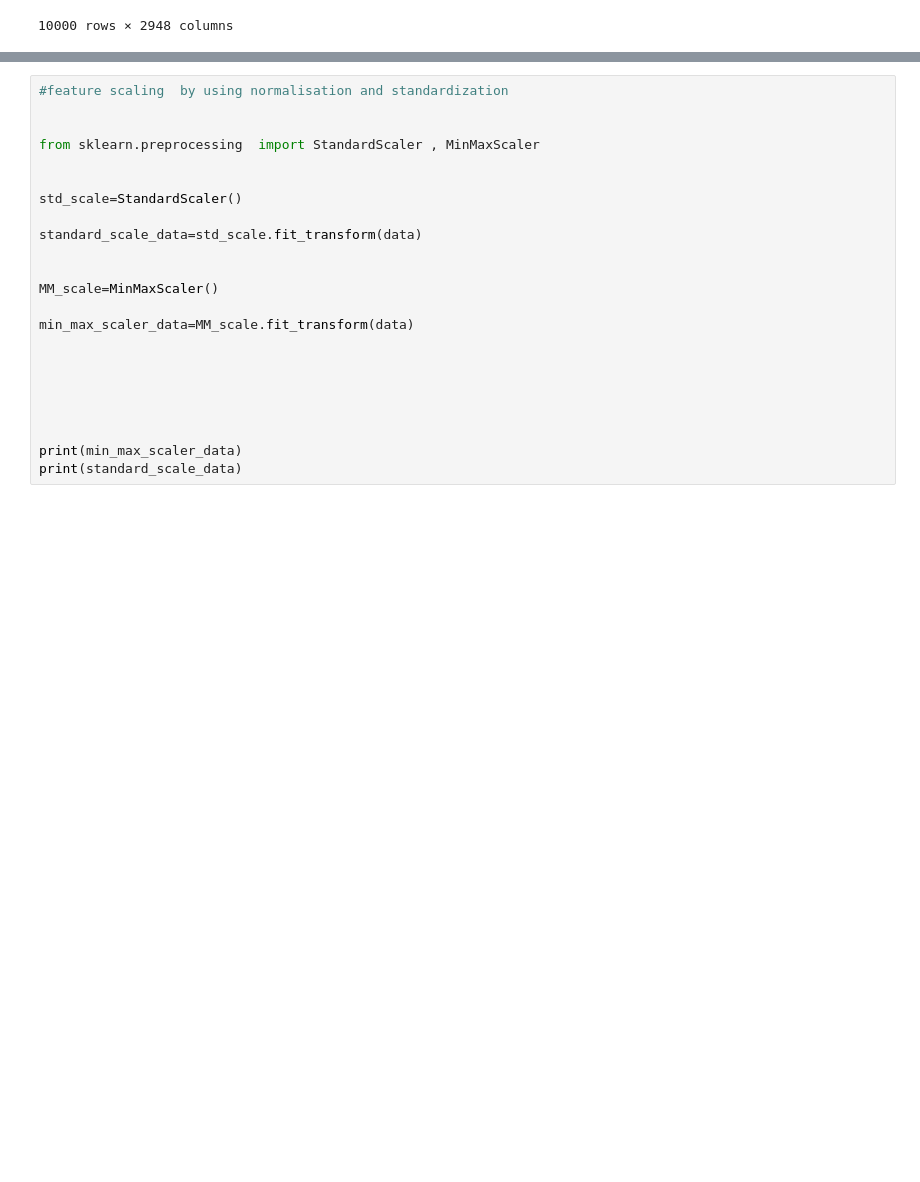
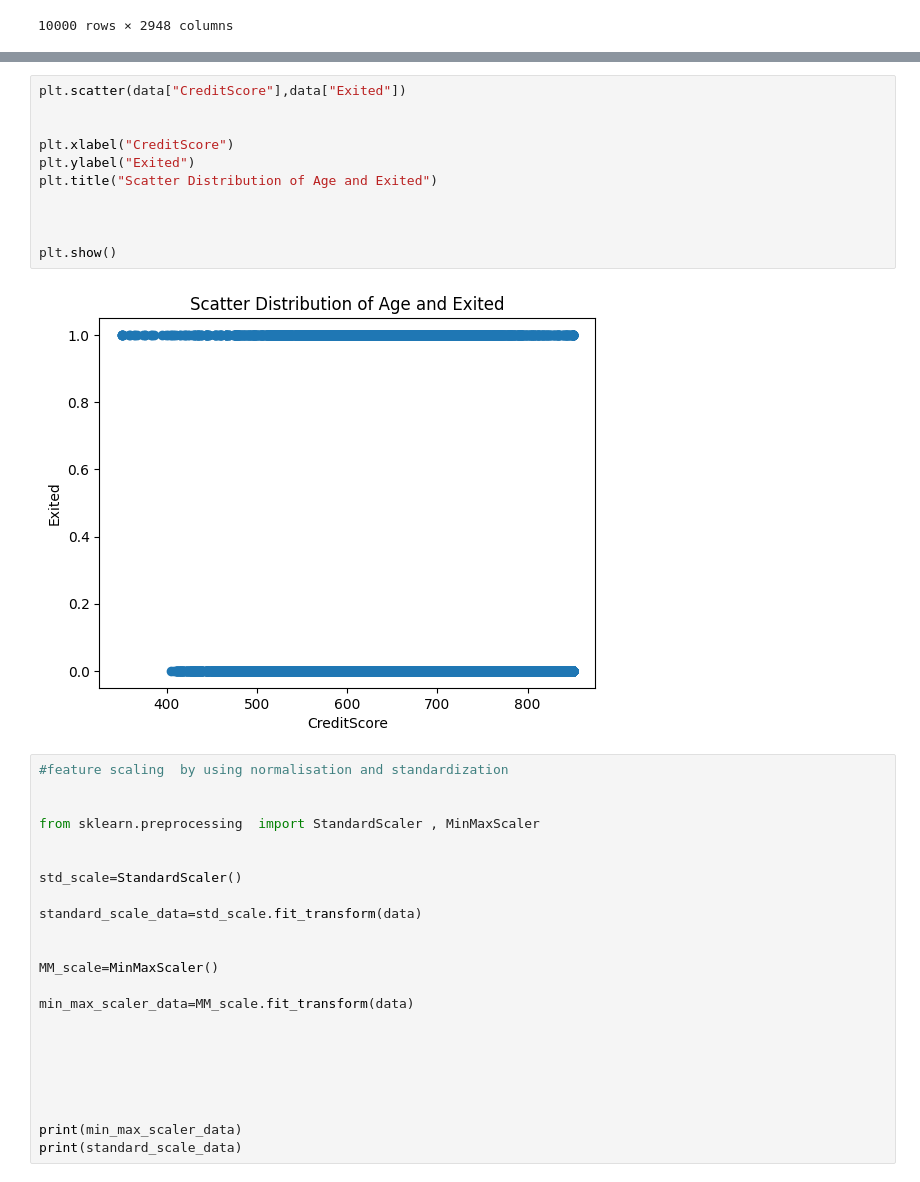
Before and after one commit to Pavandunghav/CodSoft-Tasks, a Jupyter notebook: customer_churn_prediction/task_3_customer_churn_prediction.ipynb, the cells around one changed output, grey strips where cells are left out. Drawn from its saved outputs; the diff is of its cells as text; blank space fills up the shorter version.

```diff
--- a/customer_churn_prediction/task_3_customer_churn_prediction.ipynb
+++ b/customer_churn_prediction/task_3_customer_churn_prediction.ipynb
@@ -107,3 +119,16 @@ data
+# %%
+plt.scatter(data["CreditScore"],data["Exited"])
+
+
+plt.xlabel("CreditScore")
+plt.ylabel("Exited")
+plt.title("Scatter Distribution of Age and Exited")
+
+
+
+plt.show()
+# %% [output]
+[figure, added]
 # %%
 #feature scaling  by using normalisation and standardization
 
```
Also changed, not shown: parts of 9 cells of this notebook, 4 other files.
